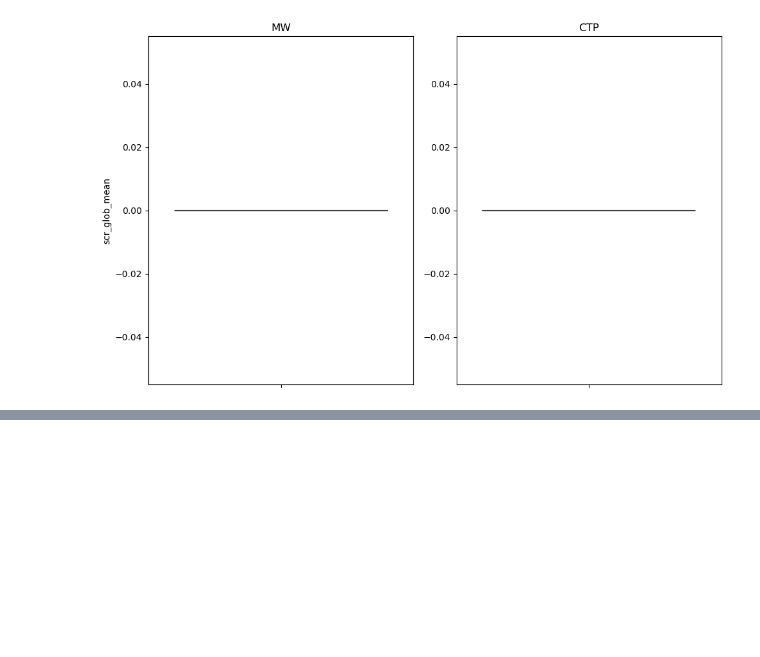
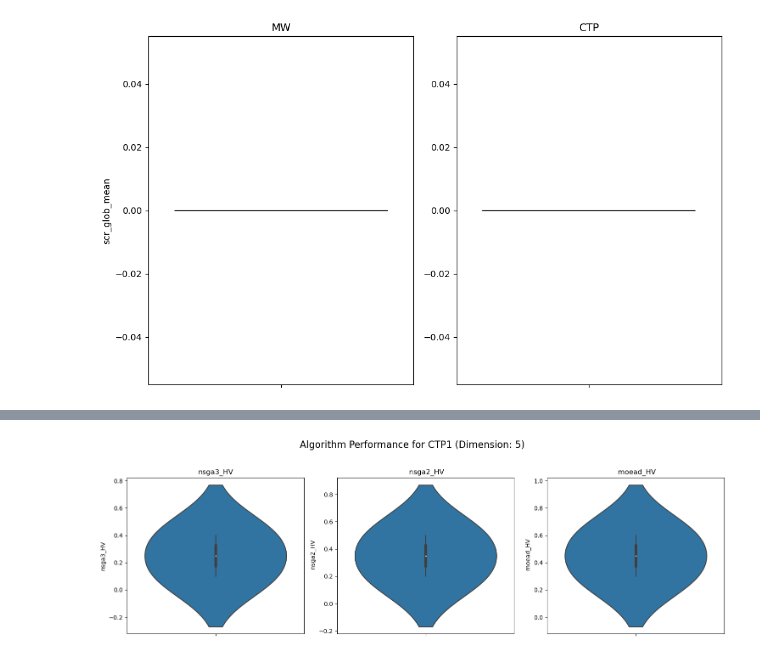
Before and after one commit to richardlovesspaceengineering/rrut_thesis_code, a Jupyter notebook: thesis_notebook.ipynb, the cells around one changed output, grey strips where cells are left out. Saved outputs shown, nothing was run; the diff lists cells and outputs as text; code cells hidden in the pictures; blank space fills up the shorter version.

Commit message:
Added per-instance algo perf dist plots.

```diff
--- a/thesis_notebook.ipynb
+++ b/thesis_notebook.ipynb
@@ -109,0 +110,4 @@ FileNotFoundError: The file features_results\CTP1_d5\CTP1_d5_algo_features.csv d
+# %%
+dashboard.plot_problem_algo_performance('CTP1', 5)
+# %% [output]
+[figure, added]
```
Also changed, not shown: parts of 2 cells of this notebook, 1 other file.
